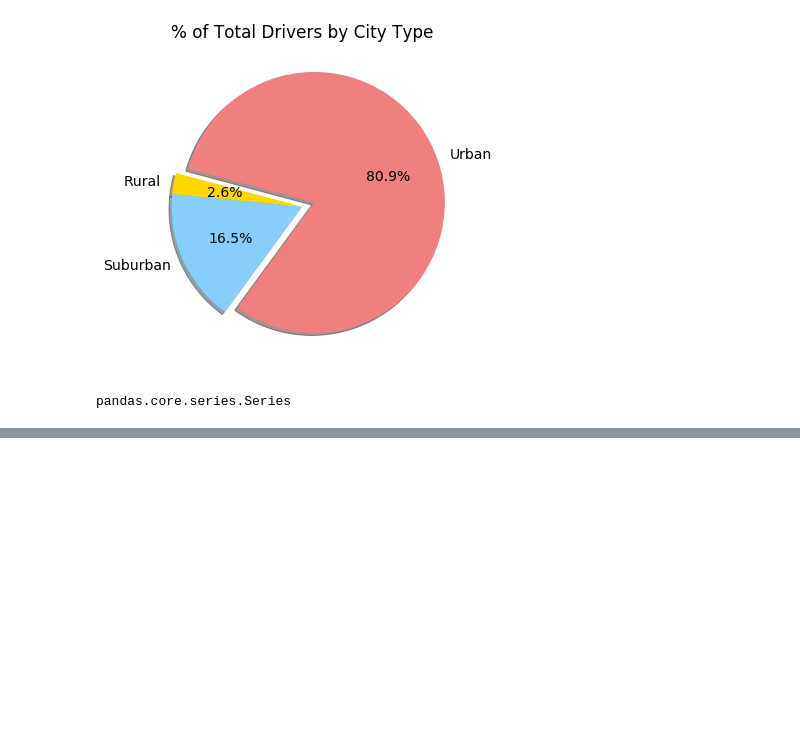
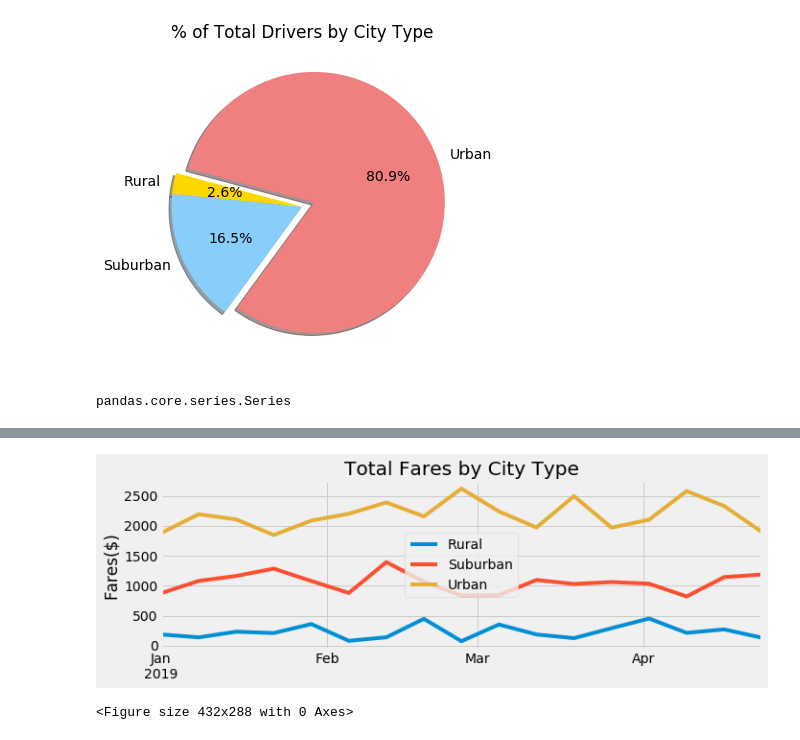
Before and after one commit to CocoLB/05-Pyber_Analysis, a Jupyter notebook: PyBer.ipynb, the cells around one changed output, grey strips where cells are left out. Saved outputs shown, nothing was run; the diff lists cells and outputs as text; code cells hidden in the pictures; blank space fills up the shorter version.

Commit message:
Adding Final Graph - Challenge Completed

```diff
--- a/PyBer.ipynb
+++ b/PyBer.ipynb
@@ -987,0 +1050,5 @@ summary_df
+# %%
+# reset the index
+sum_fares_df = sum_fares_df.reset_index()
+#sum_fares_df = sum_fares_df.rename(columns={"level_1":"Date"})
+sum_fares_df
@@ -987,0 +1069,7 @@ summary_df
+# %%
+# create the Pivot Table DataFrames by date and city type
+# reset index type to datetime
+pyber_pivot_df = sum_fares_df.pivot(index="level_1", columns = "City Type", values = "Fare")
+pyber_pivot_df.index.name = "Date"
+pyber_pivot_df.index = pd.to_datetime(pyber_pivot_df.index)
+pyber_pivot_df
@@ -987,0 +1091,4 @@ summary_df
+# %%
+# create a new DF on given dates
+pyber_2019_jan_apr_df = pyber_pivot_df.loc['2019-01-01':'2019-04-28']
+pyber_2019_jan_apr_df
@@ -987,0 +1110,4 @@ summary_df
+# %%
+# resample the DF by weekly bins
+pyber_2019_jan_apr_weekly = pyber_2019_jan_apr_df.resample('7D').sum()
+pyber_2019_jan_apr_weekly
@@ -987,0 +1134,16 @@ summary_df
+# %%
+# plot the DataFrame and save
+plt.style.use('fivethirtyeight')
+
+fig = pyber_2019_jan_apr_weekly.plot(figsize=(10,3))
+fig.set_xlabel("")
+fig.set_ylabel("Fares($)")
+fig.set_title("Total Fares by City Type")
+
+plt.legend(loc="center")
+plt.savefig("Analysis/Fig7.png")
+plt.show()
+plt.tight_layout()
+# %% [output]
+[figure, added]
+<Figure size 432x288 with 0 Axes>
```
Also changed, not shown: parts of 9 cells of this notebook, 1 other file.
